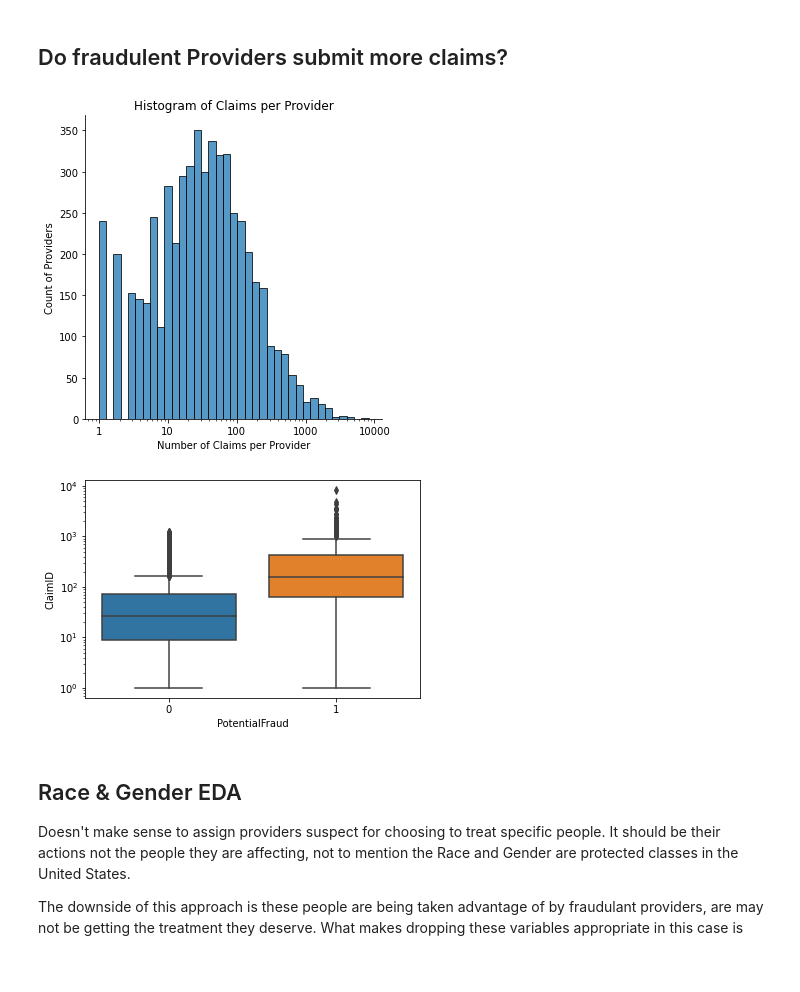
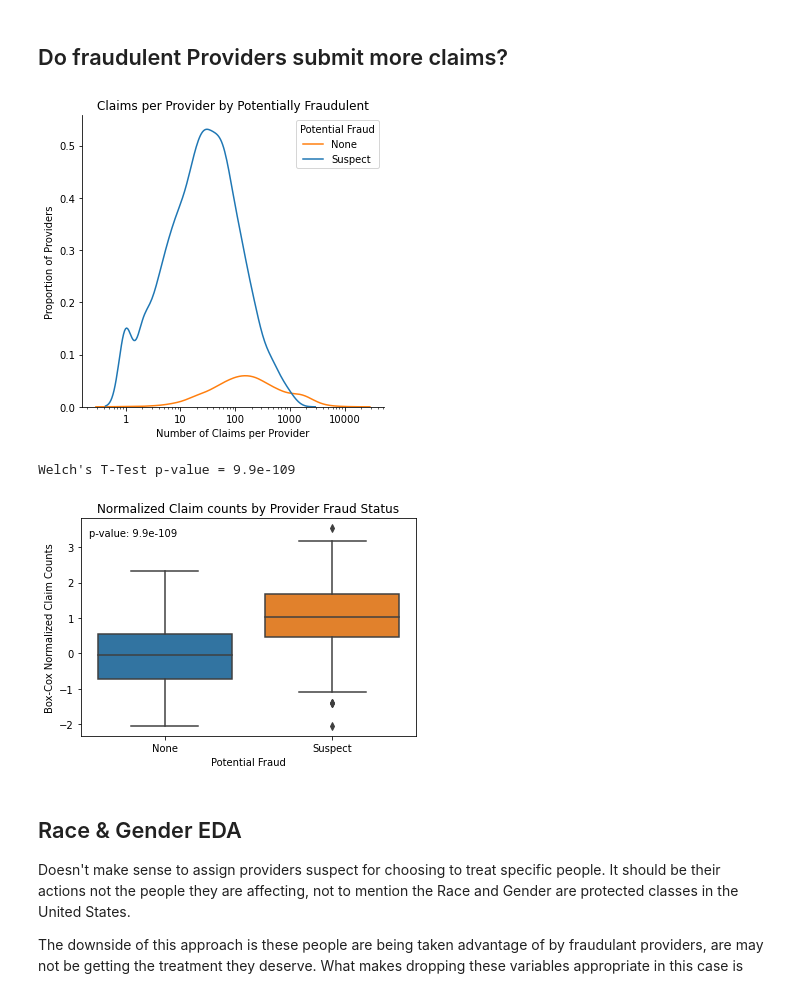
Before and after one commit to jwelch1123/healthcare_fraud_detection, a Jupyter notebook: healthcare_fraud.ipynb, the cells around one changed output. Cells and saved outputs as stored; diff of their text form; code cells hidden in the pictures; blank space fills up the shorter version.

Commit message:
improving graphs, working on presentation

```diff
--- a/healthcare_fraud.ipynb
+++ b/healthcare_fraud.ipynb
@@ -370,22 +402,47 @@ plt.savefig("./graphics/perc_abundace_all.png")
 ## Do fraudulent Providers submit more claims?
 # %%
 data = claims.groupby('Provider').agg({'ClaimID':'count',"PotentialFraud":"mean"})
-sns.displot(data = data, x="ClaimID", log_scale=True)
+#data['PotentialFraud'] = data.PotentialFraud.replace({0:"None",1:"Suspect"})
+
+sns.displot(data = data, x="ClaimID", log_scale=True,kind='kde',hue='PotentialFraud',legend=False)
+
 xticks= [1,10,100,1000,10000]
 plt.xticks(ticks = xticks,labels=xticks)
 plt.xlabel("Number of Claims per Provider")
-plt.ylabel('Count of Providers')
-plt.title("Histogram of Claims per Provider")
-plt.show()
+plt.ylabel('Proportion of Providers')
+plt.title("Claims per Provider by Potentially Fraudulent")
 
-
-sns.boxplot(y='ClaimID',x="PotentialFraud",data=data)
-plt.yscale('log')
+plt.legend(title="Potential Fraud", labels = ["None","Suspect"])
+plt.tight_layout()
+plt.savefig("./graphics/provider_dist.png")
 # %% [output]
-[figure, old version]
+[figure, new version]
-[figure, removed]
 # %%
-#significance
+from sklearn.preprocessing import PowerTransformer
+transformer = PowerTransformer(method='box-cox')
+
+data = claims.groupby('Provider').agg({'ClaimID':'count',"PotentialFraud":"mean"})
+data['ClaimCount_BC'] = transformer.fit_transform(data.ClaimID.to_numpy().reshape(-1,1))
+
+sns.boxplot(y='ClaimCount_BC',x="PotentialFraud",data=data)
+
+innocent = data.loc[data.PotentialFraud==0]['ClaimCount_BC']
+suspect = data.loc[data.PotentialFraud==1]['ClaimCount_BC']
+
+results = st.ttest_ind(innocent,suspect,equal_var=False)
+pvalue = results.pvalue
+print("Welch's T-Test p-value = {:.2}".format(pvalue))
+
+plt.ylabel("Box-Cox Normalized Claim Counts")
+plt.xlabel("Potential Fraud")
+plt.title("Normalized Claim counts by Provider Fraud Status")
+plt.xticks(ticks = [0,1], labels=["None","Suspect"])
+plt.text(-.45,3.3,"p-value: {:.2}".format(pvalue))
+
+plt.savefig('./graphics/provider_ttest.png')
+# %% [output]
+Welch's T-Test p-value = 9.9e-109
+[figure, added]
 # %% [markdown]
 ## Race & Gender EDA  <a id='race_gender'></a>
 
```
Also changed, not shown: parts of 37 cells of this notebook, 7 other files.
